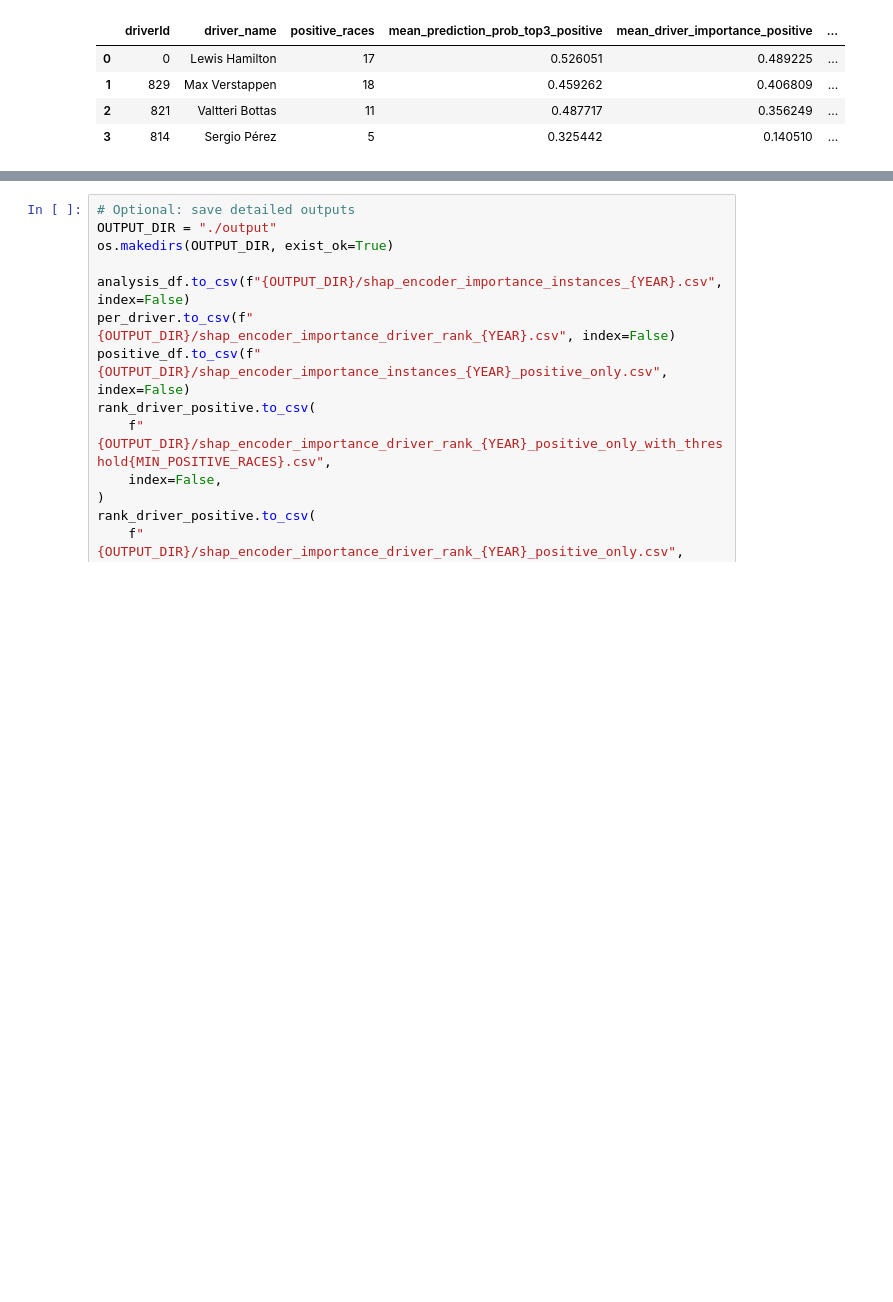
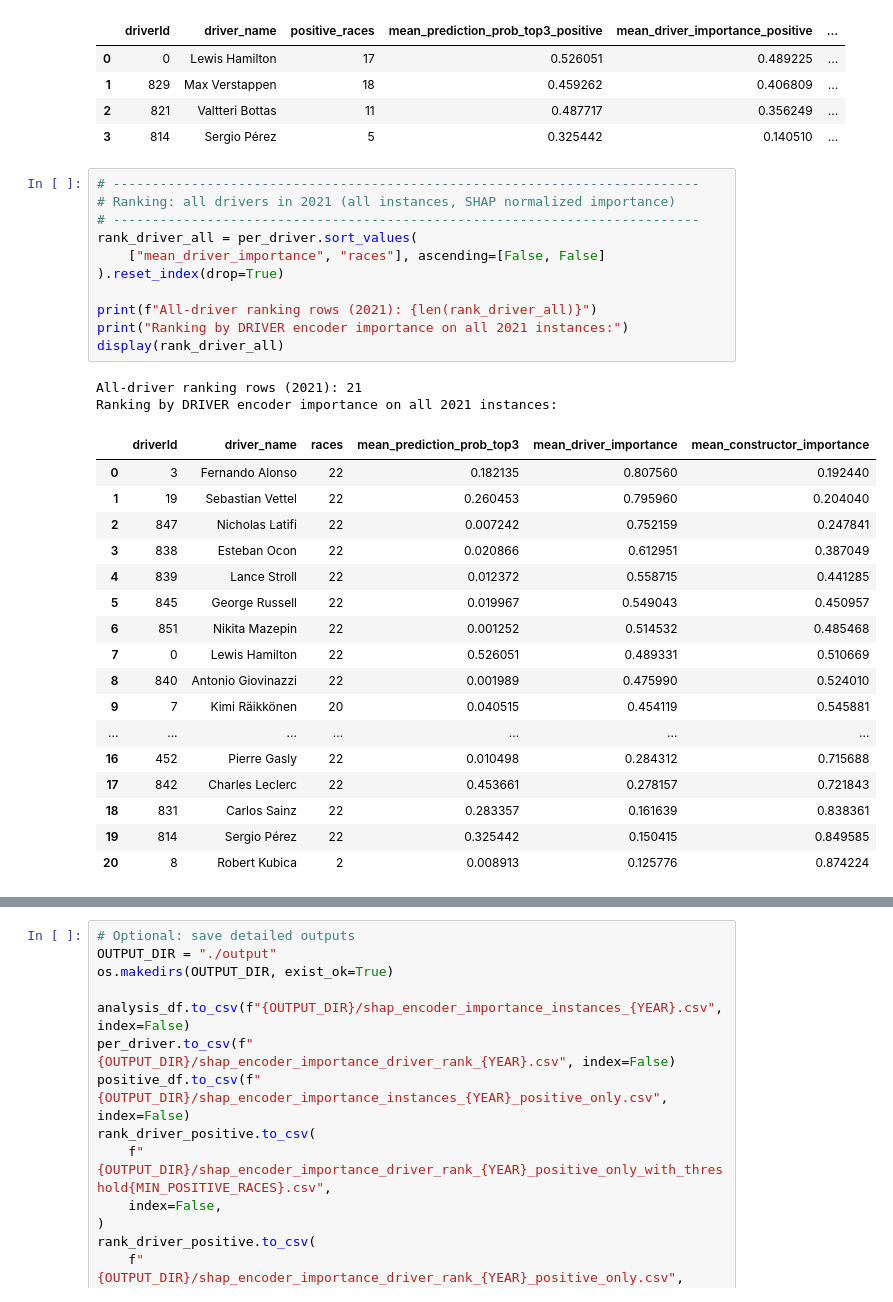
Before and after one commit to AntonioNvs/ortogonal-representation, a Jupyter notebook: notebooks/shap_encoder_importance_2021.ipynb, the cells around one changed output, grey strips where cells are left out. Drawn from its saved outputs; the diff is of its cells as text; blank space fills up the shorter version.

```diff
--- a/notebooks/shap_encoder_importance_2021.ipynb
+++ b/notebooks/shap_encoder_importance_2021.ipynb
@@ -300,3 +300,34 @@ Top positive-only drivers by DRIVER encoder importance:
 | 1 | 829 | Max Verstappen | 18 | 0.459262 | 0.406809 | ... |
 | 2 | 821 | Valtteri Bottas | 11 | 0.487717 | 0.356249 | ... |
 | 3 | 814 | Sergio Pérez | 5 | 0.325442 | 0.140510 | ... |
+# %%
+# ---------------------------------------------------------------------------
+# Ranking: all drivers in 2021 (all instances, SHAP normalized importance)
+# ---------------------------------------------------------------------------
+rank_driver_all = per_driver.sort_values(
+    ["mean_driver_importance", "races"], ascending=[False, False]
+).reset_index(drop=True)
+
+print(f"All-driver ranking rows (2021): {len(rank_driver_all)}")
+print("Ranking by DRIVER encoder importance on all 2021 instances:")
+display(rank_driver_all)
+# %% [output]
+All-driver ranking rows (2021): 21
+Ranking by DRIVER encoder importance on all 2021 instances:
+|  | driverId | driver_name | races | mean_prediction_prob_top3 | mean_driver_importance | mean_constructor_importance |
+| 0 | 3 | Fernando Alonso | 22 | 0.182135 | 0.807560 | 0.192440 |
+| 1 | 19 | Sebastian Vettel | 22 | 0.260453 | 0.795960 | 0.204040 |
+| 2 | 847 | Nicholas Latifi | 22 | 0.007242 | 0.752159 | 0.247841 |
+| 3 | 838 | Esteban Ocon | 22 | 0.020866 | 0.612951 | 0.387049 |
+| 4 | 839 | Lance Stroll | 22 | 0.012372 | 0.558715 | 0.441285 |
+| 5 | 845 | George Russell | 22 | 0.019967 | 0.549043 | 0.450957 |
+| 6 | 851 | Nikita Mazepin | 22 | 0.001252 | 0.514532 | 0.485468 |
+| 7 | 0 | Lewis Hamilton | 22 | 0.526051 | 0.489331 | 0.510669 |
+| 8 | 840 | Antonio Giovinazzi | 22 | 0.001989 | 0.475990 | 0.524010 |
+| 9 | 7 | Kimi Räikkönen | 20 | 0.040515 | 0.454119 | 0.545881 |
+| ... | ... | ... | ... | ... | ... | ... |
+| 16 | 452 | Pierre Gasly | 22 | 0.010498 | 0.284312 | 0.715688 |
+| 17 | 842 | Charles Leclerc | 22 | 0.453661 | 0.278157 | 0.721843 |
+| 18 | 831 | Carlos Sainz | 22 | 0.283357 | 0.161639 | 0.838361 |
+| 19 | 814 | Sergio Pérez | 22 | 0.325442 | 0.150415 | 0.849585 |
+| 20 | 8 | Robert Kubica | 2 | 0.008913 | 0.125776 | 0.874224 |
```
Also changed, not shown: parts of 2 cells of this notebook, 8 other files.
